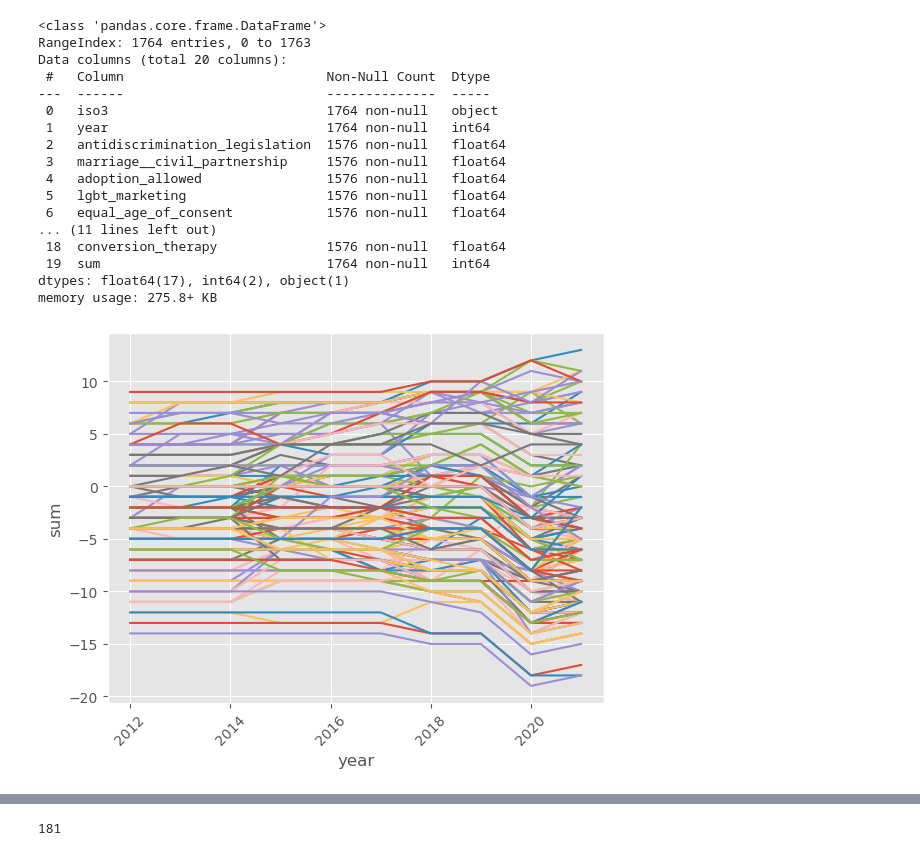
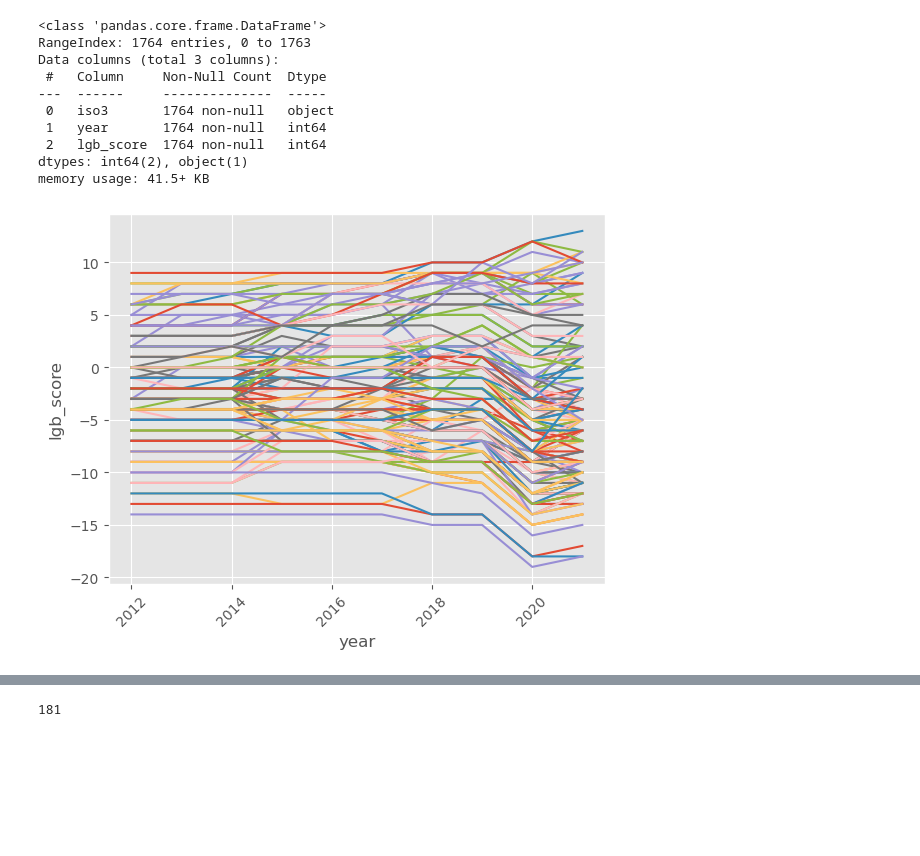
Before and after one commit to capstone-travel-index/better_travel_index, a Jupyter notebook: lgbtq_score.ipynb, the cells around one changed output, grey strips where cells are left out. Saved outputs shown, nothing was run; the diff lists cells and outputs as text; code cells hidden in the pictures; blank space fills up the shorter version.

```diff
--- a/lgbtq_score.ipynb
+++ b/lgbtq_score.ipynb
@@ -86,7 +108,7 @@ df.drop(['country', 'total', 'ranking'], axis=1, inplace=True)
 # %%
 # reconstruct 'total' index as sum
 
-df['sum'] = df[['antidiscrimination_legislation', 'marriage__civil_partnership',
+df['lgb_score'] = df[['antidiscrimination_legislation', 'marriage__civil_partnership',
        'adoption_allowed', 'lgbt_marketing', 'equal_age_of_consent',
        'religious_influence', 'hiv_travel_restrictions', 'anti-gay_laws',
        'homosexuality_illegal', 'pride_banned', 'locals_hostile',
@@ -137,3 +137,11 @@ sum
+# %%
+df.drop(['antidiscrimination_legislation',
+       'marriage__civil_partnership', 'adoption_allowed', 'lgbt_marketing',
+       'equal_age_of_consent', 'religious_influence',
+       'hiv_travel_restrictions', 'anti-gay_laws', 'homosexuality_illegal',
+       'pride_banned', 'locals_hostile', 'prosecution', 'murders',
+       'death_sentence', 'trans_gender_rights', 'intersex__3rd_option',
+       'conversion_therapy'], axis=1, inplace=True)
 # %%
 # show all countries development of the sum index over time
 
@@ -144,7 +152,7 @@ for country in iso_l:
     # ycol = 'sum'
 
     x = df[df['iso3'] == country]['year']
-    y = df[df['iso3'] == country]['sum']
+    y = df[df['iso3'] == country]['lgb_score']
     #xs, ys = zip(*sorted(zip(xs, ys)))
 
     plt.style.use('ggplot')
@@ -154,7 +162,7 @@ for country in iso_l:
 
 plt.xticks(rotation=45)
 plt.xlabel('year')
-plt.ylabel('sum')
+plt.ylabel('lgb_score')
 
 
 plt.show()
@@ -208,8 +216,8 @@ countries_without_years = {country: set(years_to_check) - set(years) for country
 for country, missing_years in countries_without_years.items():
     if len(missing_years) <= 4:
         for miss_year in sorted(list(missing_years), reverse=True):
-            befor_t = df.query(f"iso3 == '{country}' and year == {miss_year + 1}")['sum']
-            temp_df = pd.DataFrame({'iso3': country, 'year': miss_year, 'sum': befor_t})
+            befor_t = df.query(f"iso3 == '{country}' and year == {miss_year + 1}")['lgb_score']
+            temp_df = pd.DataFrame({'iso3': country, 'year': miss_year, 'lgb_score': befor_t})
             df = pd.concat([df, temp_df], ignore_index=True, axis=0, join='outer')
 # %%
 df = df.sort_values(by=['iso3', 'year'], ascending=[True, True]).reset_index(drop=True)
@@ -218,40 +226,33 @@ df.info()
 # %% [output]
 <class 'pandas.core.frame.DataFrame'>
 RangeIndex: 1764 entries, 0 to 1763
-Data columns (total 20 columns):
- #   Column                          Non-Null Count  Dtype
----  ------                          --------------  -----
- 0   iso3                            1764 non-null   object
- 1   year                            1764 non-null   int64
- 2   antidiscrimination_legislation  1576 non-null   float64
- 3   marriage__civil_partnership     1576 non-null   float64
- 4   adoption_allowed                1576 non-null   float64
- 5   lgbt_marketing                  1576 non-null   float64
- 6   equal_age_of_consent            1576 non-null   float64
-... (11 lines left out)
- 18  conversion_therapy              1576 non-null   float64
- 19  sum                             1764 non-null   int64
-dtypes: float64(17), int64(2), object(1)
-memory usage: 275.8+ KB
+Data columns (total 3 columns):
+ #   Column     Non-Null Count  Dtype
+---  ------     --------------  -----
+ 0   iso3       1764 non-null   object
+ 1   year       1764 non-null   int64
+ 2   lgb_score  1764 non-null   int64
+dtypes: int64(2), object(1)
+memory usage: 41.5+ KB
 # %%
 # show all countries development of the sum index over time
 
 iso_l = df['iso3'].unique().tolist()
 
 for country in iso_l:
 
     x = df[df['iso3'] == country]['year']
-    y = df[df['iso3'] == country]['sum']
+    y = df[df['iso3'] == country]['lgb_score']
 
     plt.style.use('ggplot')
 
     plt.plot(x, y)
 
 plt.xticks(rotation=45)
 plt.xlabel('year')
-plt.ylabel('sum')
+plt.ylabel('lgb_score')
 
 
 plt.show()
 # %% [output]
-[figure, old version]
+[figure, new version]
```
Also changed, not shown: parts of 15 cells of this notebook.
